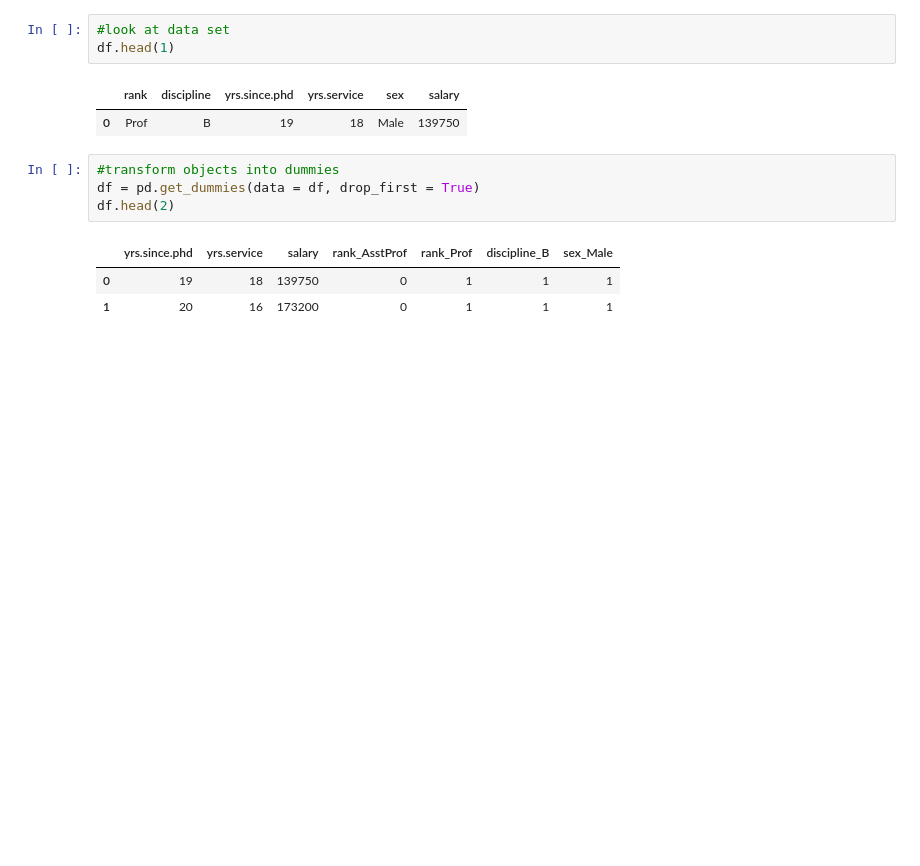
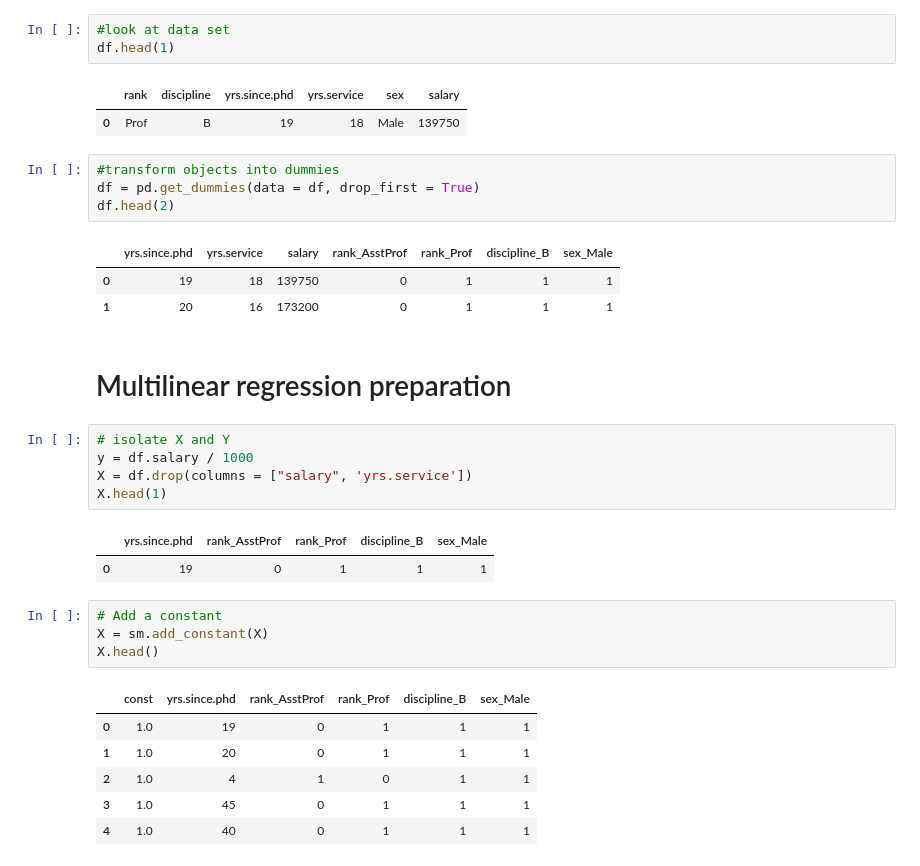
Before and after one commit to TimoCodez/Python-BIA, a Jupyter notebook: Multilinear_Regression.ipynb, the cells around one changed output. Drawn from its saved outputs; the diff is of its cells as text; blank space fills up the shorter version.

```diff
--- a/Multilinear_Regression.ipynb
+++ b/Multilinear_Regression.ipynb
@@ -111,3 +111,24 @@ df.head(2)
 |  | yrs.since.phd | yrs.service | salary | rank_AsstProf | rank_Prof | discipline_B | sex_Male |
 | 0 | 19 | 18 | 139750 | 0 | 1 | 1 | 1 |
 | 1 | 20 | 16 | 173200 | 0 | 1 | 1 | 1 |
+# %% [markdown]
+# Multilinear regression preparation
+# %%
+# isolate X and Y
+y = df.salary / 1000
+X = df.drop(columns = ["salary", 'yrs.service'])
+X.head(1)
+# %% [output]
+|  | yrs.since.phd | rank_AsstProf | rank_Prof | discipline_B | sex_Male |
+| 0 | 19 | 0 | 1 | 1 | 1 |
+# %%
+# Add a constant
+X = sm.add_constant(X)
+X.head()
+# %% [output]
+|  | const | yrs.since.phd | rank_AsstProf | rank_Prof | discipline_B | sex_Male |
+| 0 | 1.0 | 19 | 0 | 1 | 1 | 1 |
+| 1 | 1.0 | 20 | 0 | 1 | 1 | 1 |
+| 2 | 1.0 | 4 | 1 | 0 | 1 | 1 |
+| 3 | 1.0 | 45 | 0 | 1 | 1 | 1 |
+| 4 | 1.0 | 40 | 0 | 1 | 1 | 1 |
```
Also changed, not shown: parts of 6 cells of this notebook.
